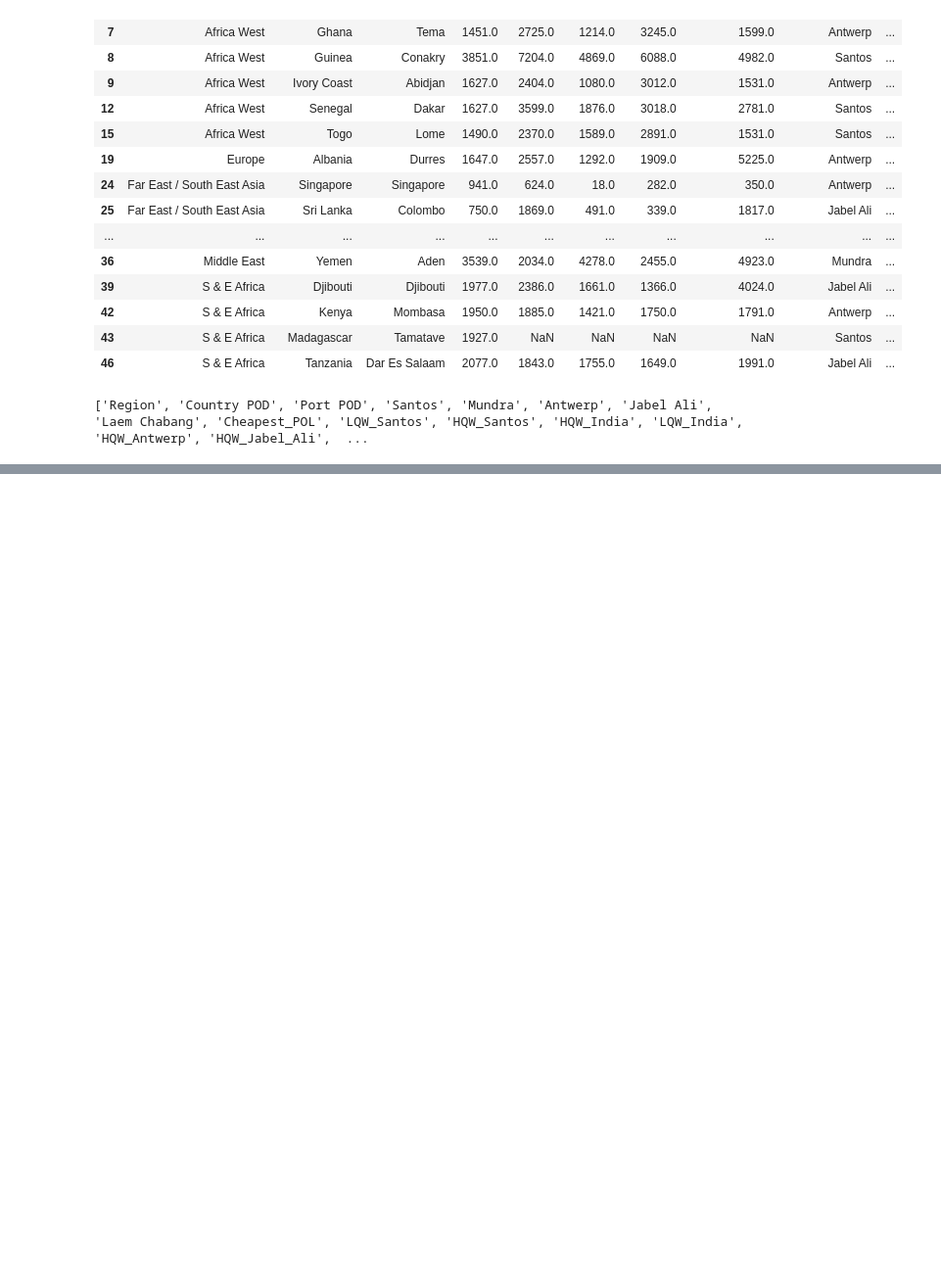
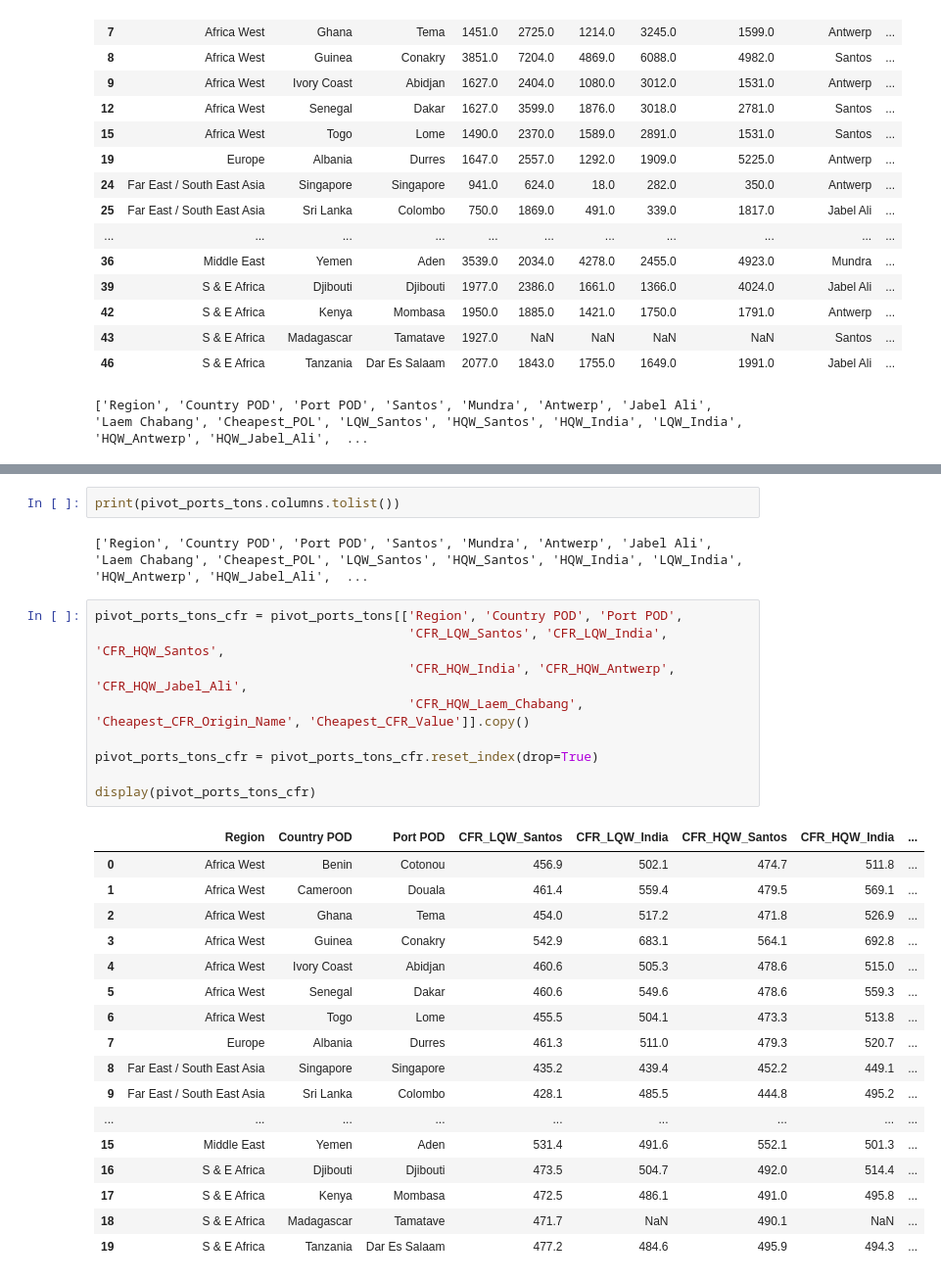
Before and after one commit to raveh13/Freight_Analysis, a Jupyter notebook: Freight_containers_matrix_building_project.ipynb, the cells around one changed output, grey strips where cells are left out. Shown at 98% size. Cells and saved outputs as stored; diff of their text form; blank space fills up the shorter version.

```diff
--- a/Freight_containers_matrix_building_project.ipynb
+++ b/Freight_containers_matrix_building_project.ipynb
@@ -406,0 +497,31 @@ KeyError: "None of [Index(['antwerp', 'buenaventura', 'laem chabang', 'santos'],
+# %%
+print(pivot_ports_tons.columns.tolist())
+# %% [output]
+['Region', 'Country POD', 'Port POD', 'Santos', 'Mundra', 'Antwerp', 'Jabel Ali', 'Laem Chabang', 'Cheapest_POL', 'LQW_Santos', 'HQW_Santos', 'HQW_India', 'LQW_India', 'HQW_Antwerp', 'HQW_Jabel_Ali',  ...
+# %%
+pivot_ports_tons_cfr = pivot_ports_tons[['Region', 'Country POD', 'Port POD',
+                                         'CFR_LQW_Santos', 'CFR_LQW_India', 'CFR_HQW_Santos',
+                                         'CFR_HQW_India', 'CFR_HQW_Antwerp', 'CFR_HQW_Jabel_Ali',
+                                         'CFR_HQW_Laem_Chabang', 'Cheapest_CFR_Origin_Name', 'Cheapest_CFR_Value']].copy()
+
+pivot_ports_tons_cfr = pivot_ports_tons_cfr.reset_index(drop=True)
+
+display(pivot_ports_tons_cfr)
+# %% [output]
+|  | Region | Country POD | Port POD | CFR_LQW_Santos | CFR_LQW_India | CFR_HQW_Santos | CFR_HQW_India | ... |
+| 0 | Africa West | Benin | Cotonou | 456.9 | 502.1 | 474.7 | 511.8 | ... |
+| 1 | Africa West | Cameroon | Douala | 461.4 | 559.4 | 479.5 | 569.1 | ... |
+| 2 | Africa West | Ghana | Tema | 454.0 | 517.2 | 471.8 | 526.9 | ... |
+| 3 | Africa West | Guinea | Conakry | 542.9 | 683.1 | 564.1 | 692.8 | ... |
+| 4 | Africa West | Ivory Coast | Abidjan | 460.6 | 505.3 | 478.6 | 515.0 | ... |
+| 5 | Africa West | Senegal | Dakar | 460.6 | 549.6 | 478.6 | 559.3 | ... |
+| 6 | Africa West | Togo | Lome | 455.5 | 504.1 | 473.3 | 513.8 | ... |
+| 7 | Europe | Albania | Durres | 461.3 | 511.0 | 479.3 | 520.7 | ... |
+| 8 | Far East / South East Asia | Singapore | Singapore | 435.2 | 439.4 | 452.2 | 449.1 | ... |
+| 9 | Far East / South East Asia | Sri Lanka | Colombo | 428.1 | 485.5 | 444.8 | 495.2 | ... |
+| ... | ... | ... | ... | ... | ... | ... | ... | ... |
+| 15 | Middle East | Yemen | Aden | 531.4 | 491.6 | 552.1 | 501.3 | ... |
+| 16 | S & E Africa | Djibouti | Djibouti | 473.5 | 504.7 | 492.0 | 514.4 | ... |
+| 17 | S & E Africa | Kenya | Mombasa | 472.5 | 486.1 | 491.0 | 495.8 | ... |
+| 18 | S & E Africa | Madagascar | Tamatave | 471.7 | NaN | 490.1 | NaN | ... |
+| 19 | S & E Africa | Tanzania | Dar Es Salaam | 477.2 | 484.6 | 495.9 | 494.3 | ... |
```
Also changed, not shown: parts of 6 cells of this notebook.
